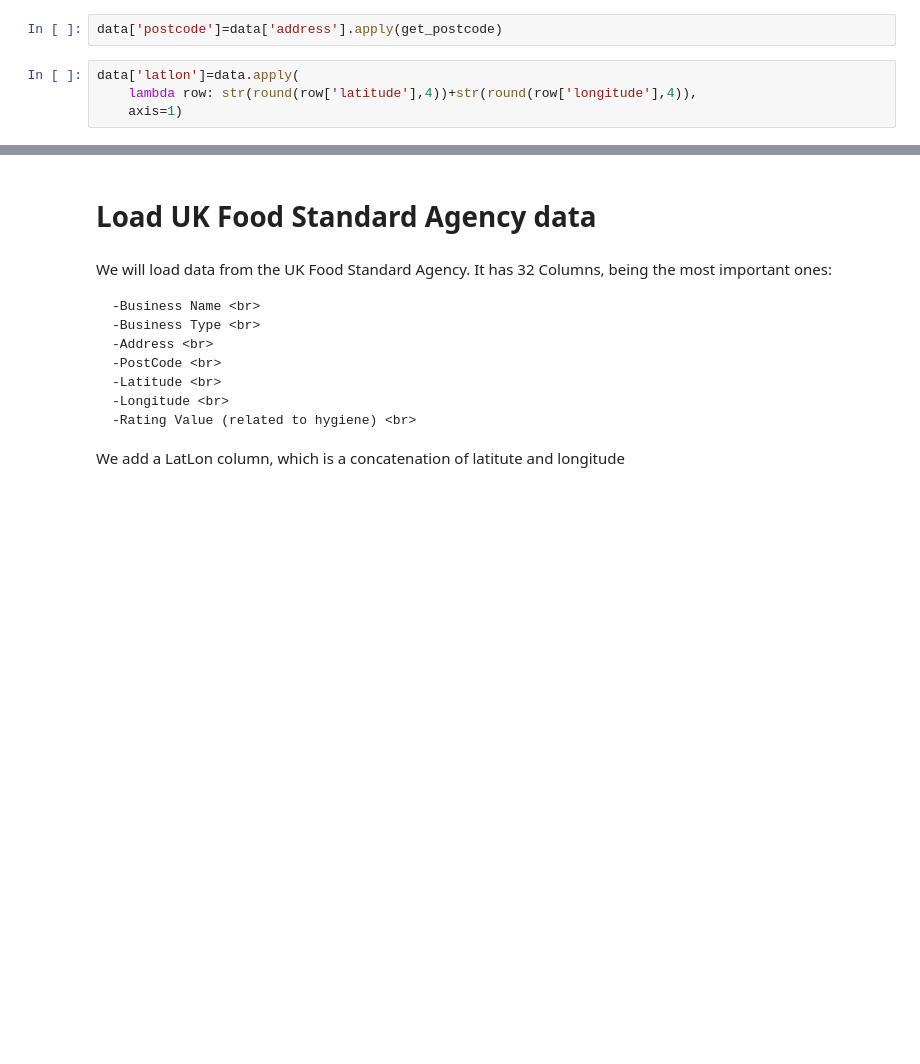
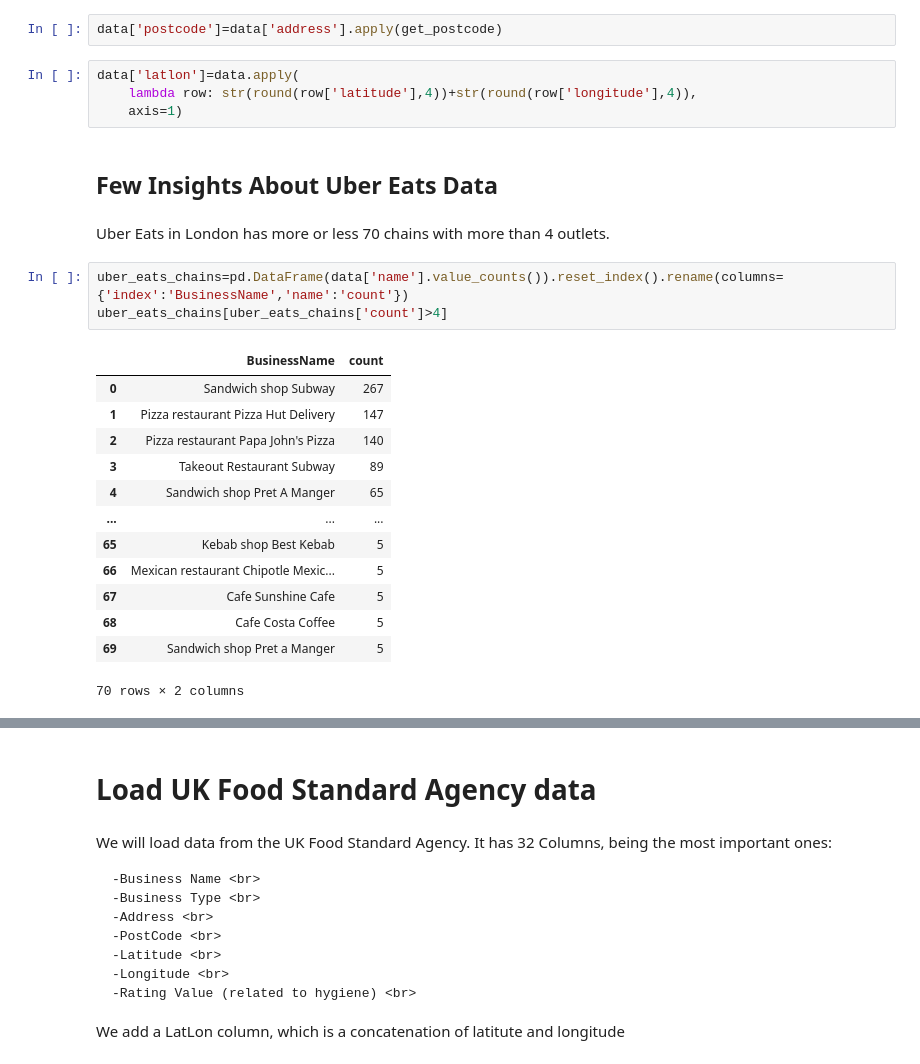
Before and after one commit to LouiseDantas/london-food-delivery, a Jupyter notebook: uber_notebook.ipynb, the cells around one changed output, grey strips where cells are left out. Drawn from its saved outputs; the diff is of its cells as text; blank space fills up the shorter version.

Commit message:
added split of chains in/out

```diff
--- a/uber_notebook.ipynb
+++ b/uber_notebook.ipynb
@@ -127,3 +127,24 @@ data['postcode']=data['address'].apply(get_postcode)
 data['latlon']=data.apply(
     lambda row: str(round(row['latitude'],4))+str(round(row['longitude'],4)),
     axis=1)
+# %% [markdown]
+## Few Insights About Uber Eats Data
+# %% [markdown]
+Uber Eats in London has more or less 70 chains with more than 4 outlets.
+# %%
+uber_eats_chains=pd.DataFrame(data['name'].value_counts()).reset_index().rename(columns={'index':'BusinessName','name':'count'})
+uber_eats_chains[uber_eats_chains['count']>4]
+# %% [output]
+|  | BusinessName | count |
+| 0 | Sandwich shop Subway | 267 |
+| 1 | Pizza restaurant Pizza Hut Delivery | 147 |
+| 2 | Pizza restaurant Papa John's Pizza | 140 |
+| 3 | Takeout Restaurant Subway | 89 |
+| 4 | Sandwich shop Pret A Manger | 65 |
+| ... | ... | ... |
+| 65 | Kebab shop Best Kebab | 5 |
+| 66 | Mexican restaurant Chipotle Mexic... | 5 |
+| 67 | Cafe Sunshine Cafe | 5 |
+| 68 | Cafe Costa Coffee | 5 |
+| 69 | Sandwich shop Pret a Manger | 5 |
+70 rows × 2 columns
```
Also changed, not shown: parts of 77 cells of this notebook.
